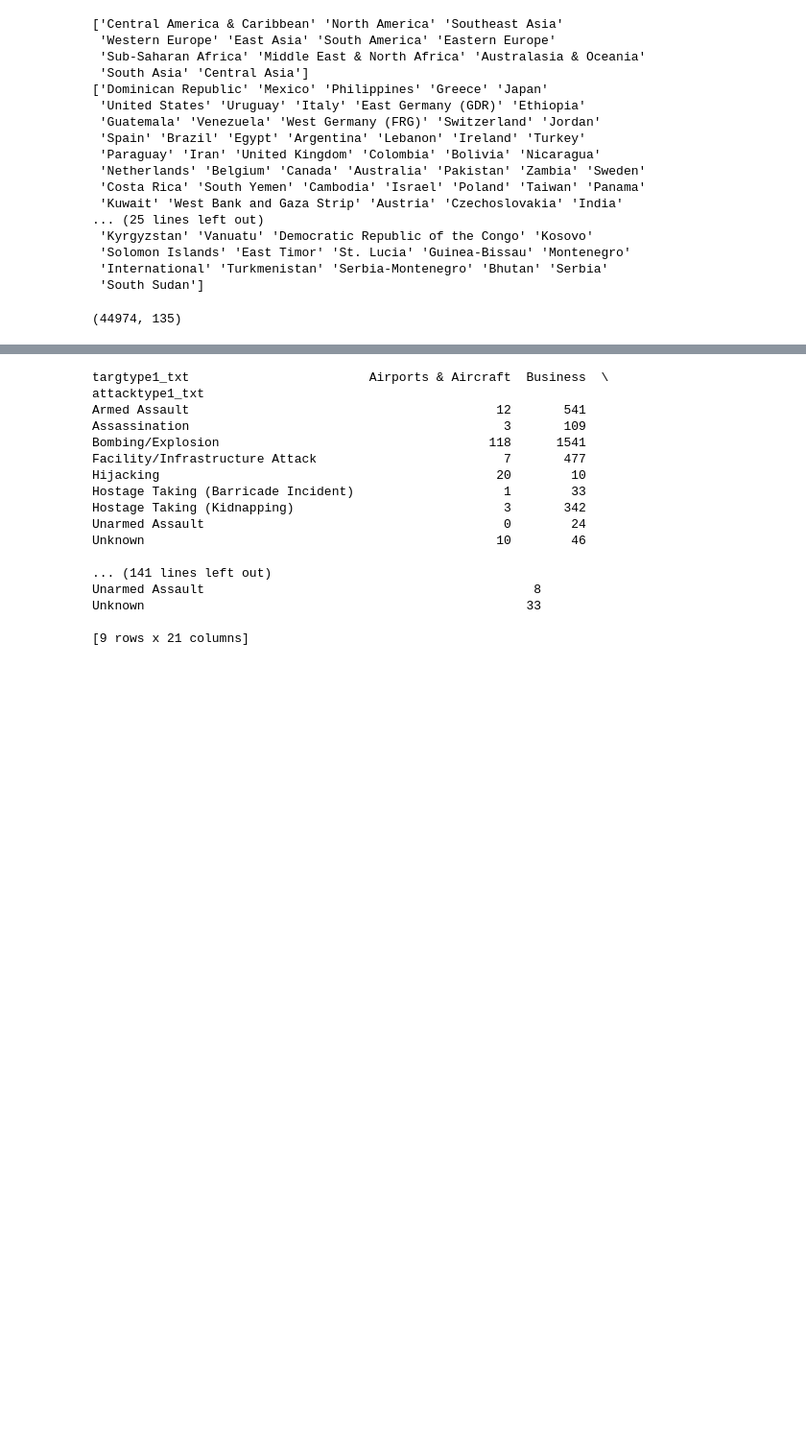
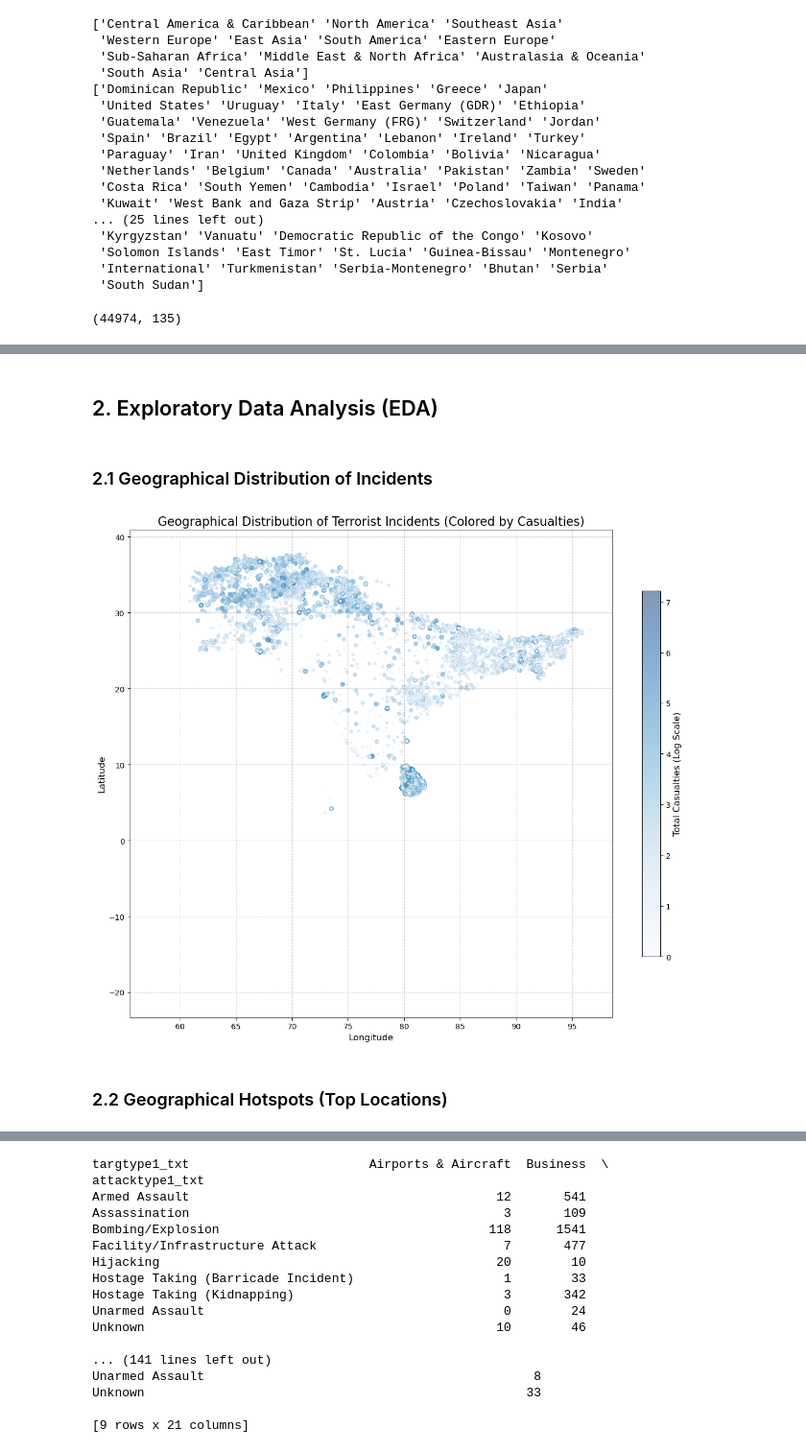
Before and after one commit to KeertiSharma1/south-asia-terrorism-analysis, a Jupyter notebook: main_analysis.ipynb, the cells around one changed output, grey strips where cells are left out. Shown at 96% size. Drawn from its saved outputs; the diff is of its cells as text; code cells hidden in the pictures; blank space fills up the shorter version.

Commit message:
Deatiled Analysis

```diff
--- a/main_analysis.ipynb
+++ b/main_analysis.ipynb
@@ -54,0 +120,47 @@ print(df_south_asia.shape)
+# %% [markdown]
+## 2. Exploratory Data Analysis (EDA)
+# %% [markdown]
+### 2.1 Geographical Distribution of Incidents
+# %%
+# plt.figure(figsize=(10, 10))
+# plt.scatter(df_south_asia['longitude'], df_south_asia['latitude'], s=5, alpha=0.5)
+# plt.title('Geographical Distribution of Terrorist Attacks in South Asia')
+# plt.xlabel('Longitude')
+# plt.ylabel('Latitude')
+# plt.grid(True)
+# plt.show()
+
+plt.figure(figsize=(12, 10)) # Adjust figure size
+
+# Prepare data for coloring and sizing (log scale for better visual distinction)
+# Handle potential zero casualties for log scaling gracefully.
+df_south_asia['total_casualties_log'] = np.log1p(df_south_asia['total_casualties']) # log(1+x) handles zeros
+# Define marker sizes based on casualties, ensure a visible min size
+# Adjust the multiplier (e.g., 5, 10, 20) to make points more visible if needed
+df_south_asia['marker_size'] = np.where(df_south_asia['total_casualties'] > 0, df_south_asia['total_casualties_log'] * 8, 2)
+
+
+scatter = plt.scatter(
+    df_south_asia['longitude'],
+    df_south_asia['latitude'],
+    c=df_south_asia['total_casualties_log'], # Color by log-transformed casualties
+    s=df_south_asia['marker_size'],         # Size by log-transformed casualties
+    cmap='Blues',                             # Colormap (e.g., 'Reds', 'viridis', 'YlOrRd')
+    alpha=0.5 ,                              # Transparency for density,                       # Add small black outline to points
+    linewidth=0.5
+)
+
+# Add a colorbar to explain the color scale
+cbar = plt.colorbar(scatter, orientation='vertical', shrink=0.75, pad=0.05)
+cbar.set_label('Total Casualties (Log Scale)', fontsize=12)
+
+plt.title('Geographical Distribution of Terrorist Incidents (Colored by Casualties)', fontsize=16)
+plt.xlabel('Longitude', fontsize=12)
+plt.ylabel('Latitude', fontsize=12)
+plt.grid(True, linestyle='--', alpha=0.6) # Add a grid for better readability
+plt.tight_layout()
+plt.show()
+# %% [output]
+[figure, new version]
+# %% [markdown]
+### 2.2  Geographical Hotspots (Top Locations)
```
Also changed, not shown: parts of 46 cells of this notebook.
